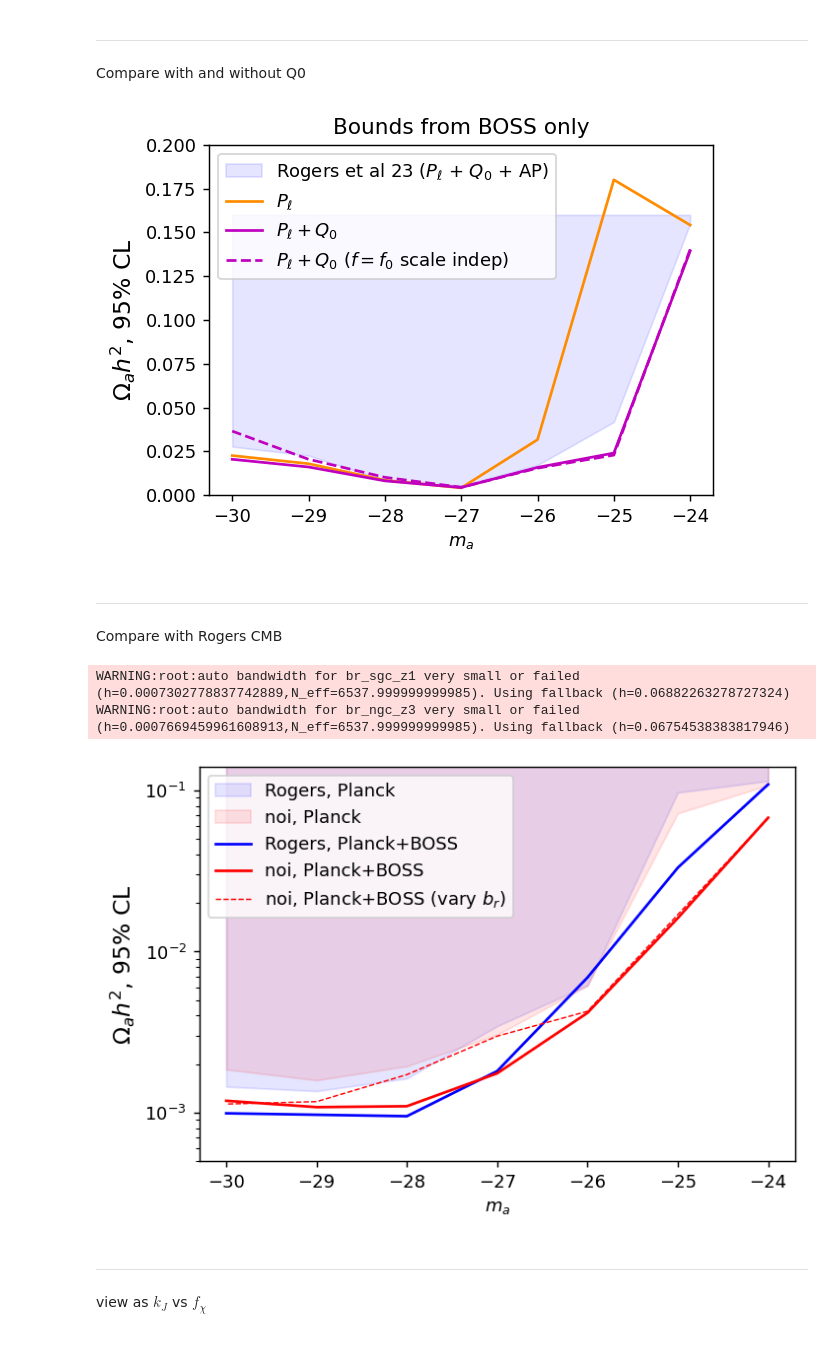
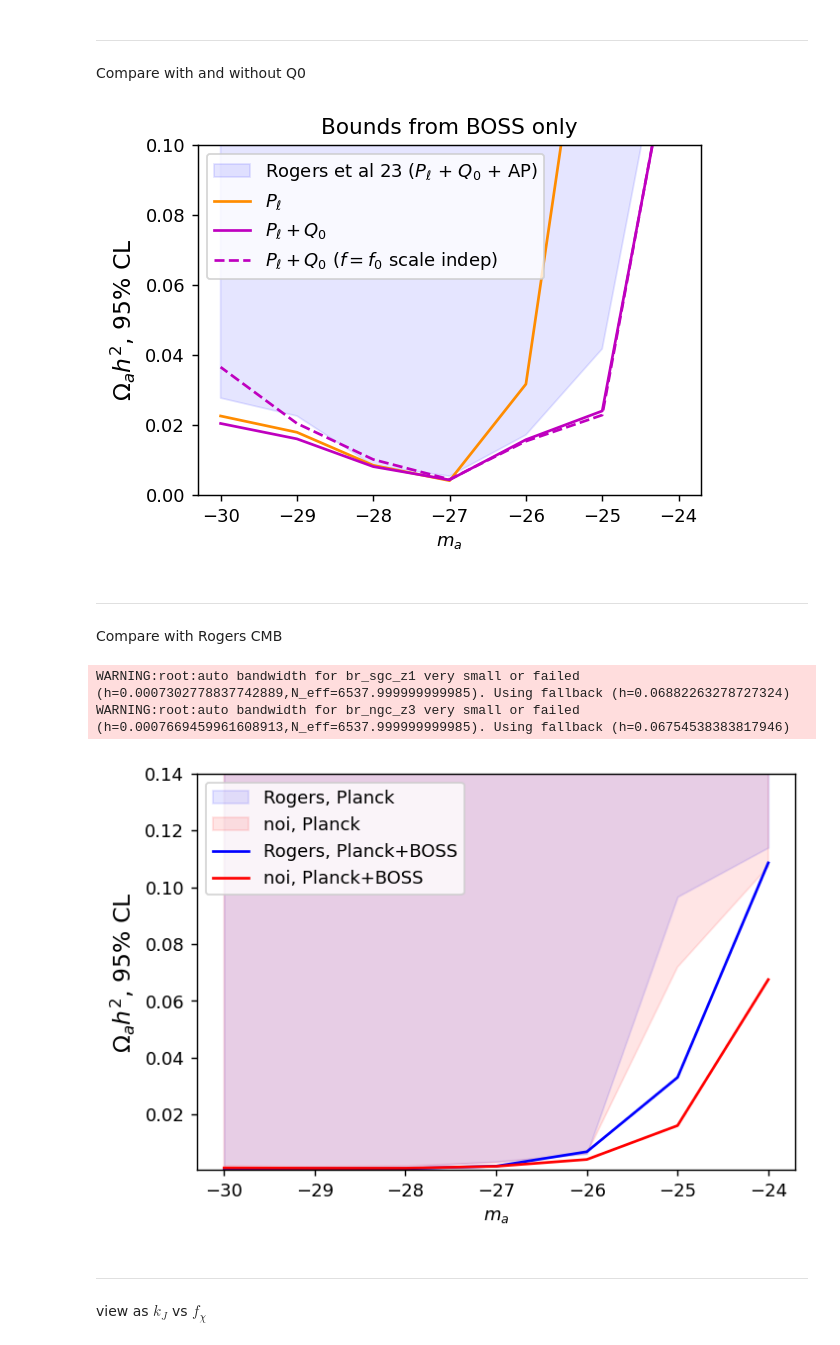
Before and after one commit to fverd/cobaya, a Jupyter notebook: FRA/analyze-grid-of-runs.ipynb, the cells around one changed output. Drawn from its saved outputs; the diff is of its cells as text; code cells hidden in the pictures.

```diff
--- a/FRA/analyze-grid-of-runs.ipynb
+++ b/FRA/analyze-grid-of-runs.ipynb
@@ -147,7 +147,7 @@ mv, lims = wQ0vals.T
 plt.plot(mv, lims,'m--', label=r'$P_\ell+Q_0$ ($f=f_0$ scale indep)')
 
 
-plt.ylim([0,0.2])
+plt.ylim([0,0.1])
 # plt.yscale('log')
 plt.xlabel(r'$m_a$')
 plt.ylabel(r'$\Omega_a h^2$, 95% CL', fontsize=13)
@@ -155,7 +155,7 @@ plt.legend()
 plt.title('Bounds from BOSS only')
 plt.show()
 # %% [output]
-[figure, old version]
+[figure, new version]
 # %% [markdown]
 ---
 Compare with Rogers CMB
@@ -165,36 +165,36 @@ mvals = [-24, -25, -26, -27, -28,-29, -30]
 RogersPlanck = [0.11399,0.09667,0.00615,0.00344,0.00163,0.00136,0.00145]
 RogersPlanckBOSS = [0.10858,0.03306,0.00689,0.00181,0.00095,0.00097,0.00099]
 
 plt.fill_between(mvals, RogersPlanck, y2=0.16, interpolate=True, color='b', alpha=0.1, label='Rogers, Planck')
 
 # -----------
 mycmbvals = np.array([[samp.ma_val,samp.getMargeStats().parWithName('omega_scf').limits[1].upper] for samp in loadgridchains('/home/fverdian/cobaya/chains-ulysses/axigrid_cmb_only')])
 mv, lims = mycmbvals.T
 plt.fill_between(mv, lims, y2=0.2, interpolate=True, color='r', alpha=0.1, label='noi, Planck')
 
 plt.plot(mvals, RogersPlanckBOSS, color='b', label='Rogers, Planck+BOSS')
 
 # -----------
 mycmbBOSSvals = np.array([[samp.ma_val,samp.getMargeStats().parWithName('omega_scf').limits[1].upper] for samp in loadgridchains('/home/fverdian/cobaya/chains-ulysses/axigrid_cmblss_nobr')])
 mv, lims = mycmbBOSSvals.T
 plt.plot(mv, lims, color='r', label='noi, Planck+BOSS')
 
 # -----------
 mycmbBOSSvalsbr = np.array([[samp.ma_val,samp.getMargeStats().parWithName('omega_scf').limits[1].upper] for samp in loadgridchains('/home/fverdian/cobaya/chains-ulysses/axigrid_cmblss_withbr')])
 mv, lims = mycmbBOSSvalsbr.T
-plt.plot(mv, lims,'r--', linewidth=0.8, label=r'noi, Planck+BOSS (vary $b_r$)')
+# plt.plot(mv, lims,'r--', linewidth=0.8, label=r'noi, Planck+BOSS (vary $b_r$)')
 
 
 plt.ylim([5.e-4,0.14])
-plt.yscale('log')
+# plt.yscale('log')
 plt.xlabel(r'$m_a$')
 plt.ylabel(r'$\Omega_a h^2$, 95% CL', fontsize=13)
 plt.legend()
 plt.show()
 # %% [output]
 WARNING:root:auto bandwidth for br_sgc_z1 very small or failed (h=0.0007302778837742889,N_eff=6537.999999999985). Using fallback (h=0.06882263278727324)
 WARNING:root:auto bandwidth for br_ngc_z3 very small or failed (h=0.0007669459961608913,N_eff=6537.999999999985). Using fallback (h=0.06754538383817946)
-[figure, old version]
+[figure, new version]
 # %% [markdown]
 ---
 view as $k_J$ vs $f_\chi$
```
Also changed, not shown: 12 other files.
